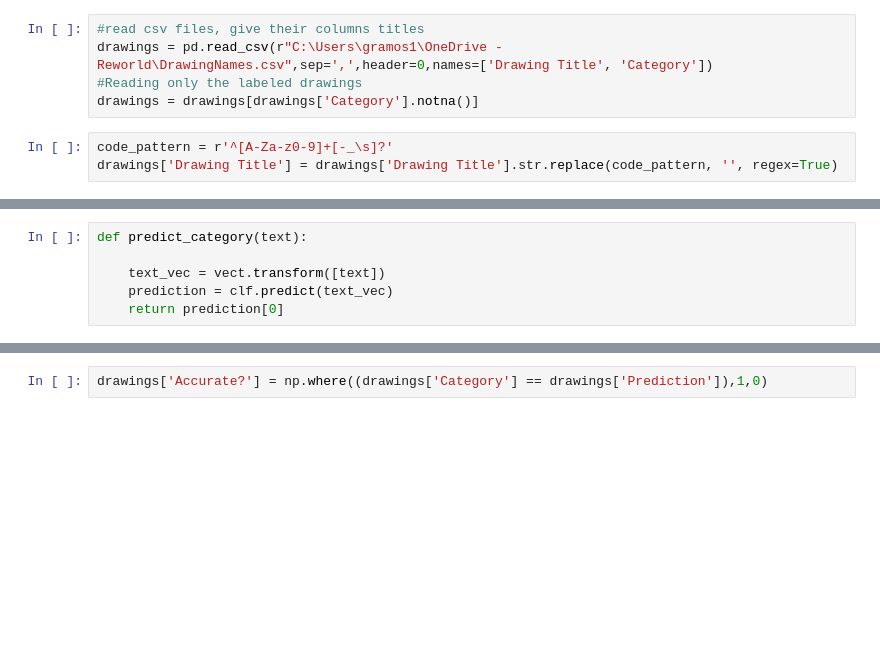
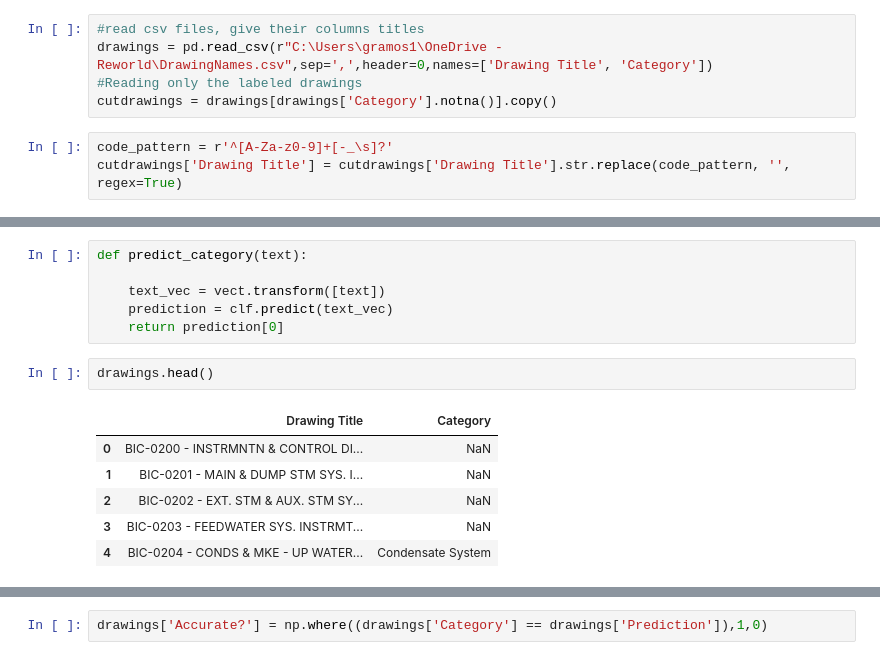
Before and after one commit to defGonzaloR/Reorganize, a Jupyter notebook: Sklearn Approach/SciKitModel.ipynb, the cells around one changed output, grey strips where cells are left out. Cells and saved outputs as stored; diff of their text form; blank space fills up the shorter version.

```diff
--- a/Sklearn Approach/SciKitModel.ipynb
+++ b/Sklearn Approach/SciKitModel.ipynb
@@ -14,10 +14,10 @@ import numpy as np
 #read csv files, give their columns titles
 drawings = pd.read_csv(r"C:\Users\gramos1\OneDrive - Reworld\DrawingNames.csv",sep=',',header=0,names=['Drawing Title', 'Category'])
 #Reading only the labeled drawings
-drawings = drawings[drawings['Category'].notna()]
+cutdrawings = drawings[drawings['Category'].notna()].copy()
 # %%
 code_pattern = r'^[A-Za-z0-9]+[-_\s]?'
-drawings['Drawing Title'] = drawings['Drawing Title'].str.replace(code_pattern, '', regex=True)
+cutdrawings['Drawing Title'] = cutdrawings['Drawing Title'].str.replace(code_pattern, '', regex=True)
 # %%
 custom_stop_words = list(ENGLISH_STOP_WORDS) + ['sys',
                                                 'installation',
@@ -86,3 +142,12 @@ def predict_category(text):
     text_vec = vect.transform([text])
     prediction = clf.predict(text_vec)
     return prediction[0]
+# %%
+drawings.head()
+# %% [output]
+|  | Drawing Title | Category |
+| 0 | BIC-0200 - INSTRMNTN & CONTROL DI... | NaN |
+| 1 | BIC-0201 - MAIN & DUMP STM SYS. I... | NaN |
+| 2 | BIC-0202 - EXT. STM & AUX. STM SY... | NaN |
+| 3 | BIC-0203 - FEEDWATER SYS. INSTRMT... | NaN |
+| 4 | BIC-0204 - CONDS & MKE - UP WATER... | Condensate System |
```
Also changed, not shown: parts of 8 cells of this notebook.
